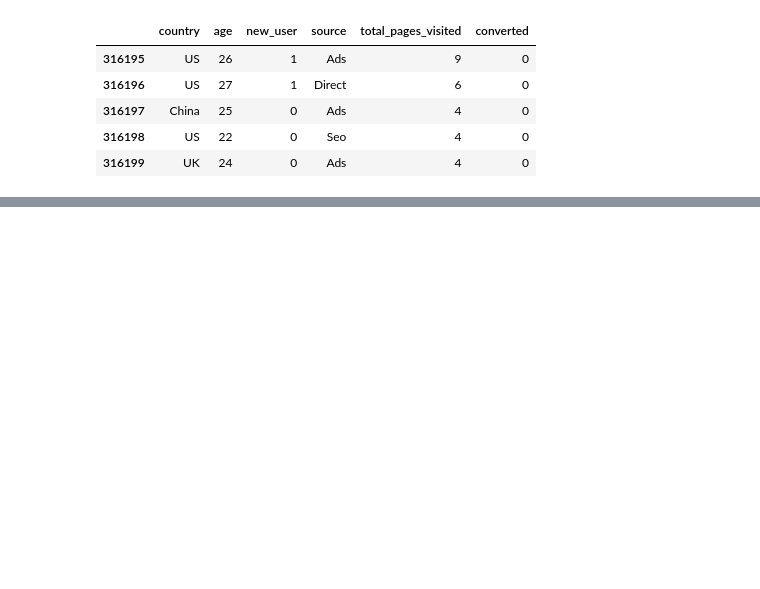
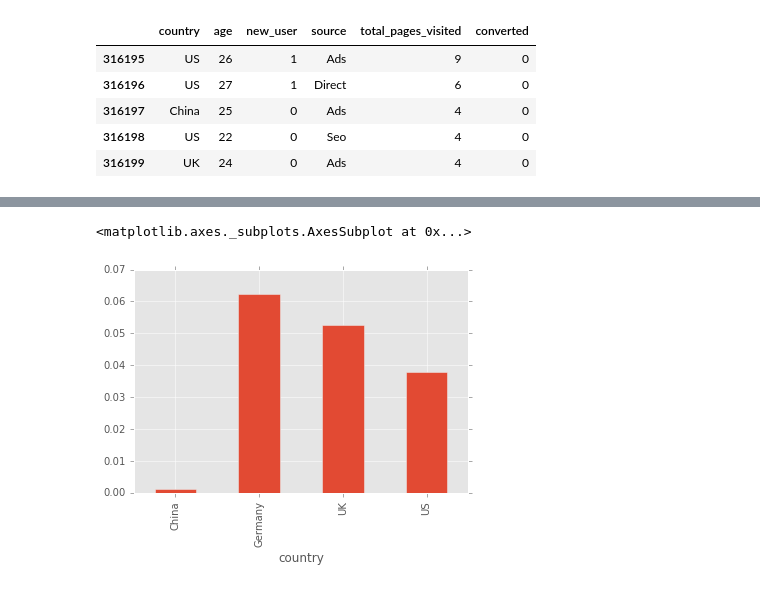
Before and after one commit to michellecarney/DSds, a Jupyter notebook: Week 1/Conversion Rate.ipynb, the cells around one changed output, grey strips where cells are left out. Saved outputs shown, nothing was run; the diff lists cells and outputs as text; code cells hidden in the pictures; blank space fills up the shorter version.

```diff
--- a/Week 1/Conversion Rate.ipynb
+++ b/Week 1/Conversion Rate.ipynb
@@ -52,0 +133,2 @@ From the
+# %%
+grouped_df = df.groupby('country')
@@ -52,0 +156,2 @@ From the
+# %%
+means = grouped_df.mean()
@@ -52,0 +167,5 @@ From the
+# %%
+means.converted.plot(kind='bar')
+# %% [output]
+<matplotlib.axes._subplots.AxesSubplot at 0x...>
+[figure, added]
```
Also changed, not shown: parts of 34 cells of this notebook, 1 other file.
